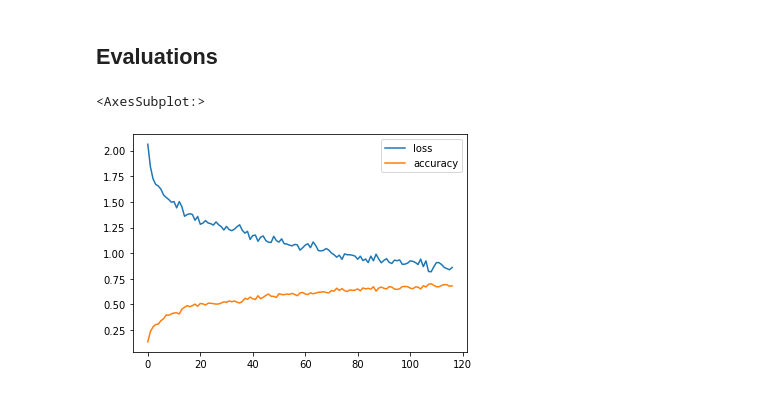
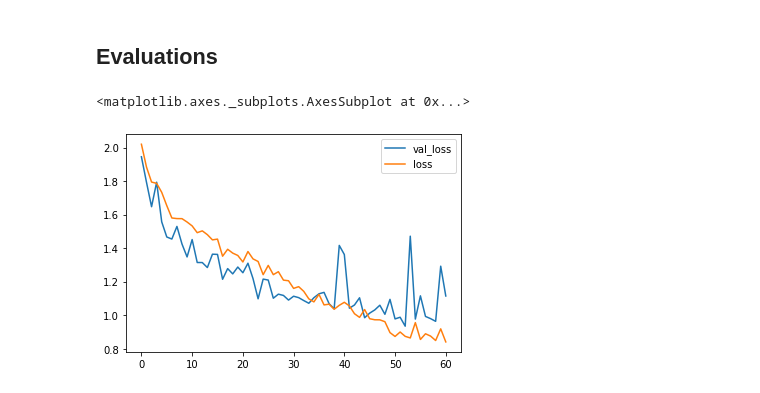
Before and after one commit to alamhanz/just-cake, a Jupyter notebook: notebooks/2-Model_train3_colab.ipynb, the cells around one changed output. Cells and saved outputs as stored; diff of their text form; code cells hidden in the pictures.

Commit message:
Created using Colaboratory -edit

```diff
--- a/notebooks/2-Model_train3_colab.ipynb
+++ b/notebooks/2-Model_train3_colab.ipynb
@@ -100,26 +100,24 @@ LABEL_SIZE = len(label_dict.keys())
 IMAGE_SIZE = 200
 # %%
 just_cake_model = Sequential()
-just_cake_model.add(Conv2D(150, (3, 3), activation ='relu', input_shape=(IMAGE_SIZE, IMAGE_SIZE, 3)))
-just_cake_model.add(Conv2D(150, (3, 3), activation ='relu'))
+just_cake_model.add(Conv2D(180, (3, 3), activation ='relu', input_shape=(IMAGE_SIZE, IMAGE_SIZE, 3)))
 just_cake_model.add(MaxPooling2D(pool_size=(2, 2)))
-just_cake_model.add(Conv2D(125, (3, 3), activation ='relu'))
-just_cake_model.add(Conv2D(125, (3, 3), activation ='relu'))
-just_cake_model.add(Conv2D(125, (3, 3), activation ='relu'))
+just_cake_model.add(Conv2D(180, (3, 3), activation ='relu'))
 just_cake_model.add(MaxPooling2D(pool_size=(2, 2)))
-just_cake_model.add(Conv2D(100, (3, 3), activation ='relu'))
-just_cake_model.add(Conv2D(100, (3, 3), activation ='relu'))
+just_cake_model.add(Dropout(0.2))
+just_cake_model.add(Conv2D(360, (3, 3), activation ='relu'))
+just_cake_model.add(Conv2D(360, (3, 3), activation ='relu'))
 just_cake_model.add(MaxPooling2D(pool_size=(2, 2)))
-just_cake_model.add(Conv2D(100, (3, 3), activation ='relu'))
-just_cake_model.add(Conv2D(100, (3, 3), activation ='relu'))
+just_cake_model.add(Dropout(0.2))
+just_cake_model.add(Conv2D(90, (3, 3), activation ='relu'))
+just_cake_model.add(Conv2D(90, (3, 3), activation ='relu'))
+just_cake_model.add(MaxPooling2D(pool_size=(2, 2)))
+just_cake_model.add(Conv2D(45, (3, 3), activation ='relu'))
 just_cake_model.add(MaxPooling2D(pool_size=(2, 2)))
 
+
 just_cake_model.add(Flatten())  # this converts our 3D feature maps to 1D feature vectors
-just_cake_model.add(Dense(512, activation ='relu'))
 just_cake_model.add(Dense(256, activation ='relu'))
-just_cake_model.add(Dropout(0.2))
-just_cake_model.add(Dense(128, activation ='relu'))
-just_cake_model.add(Dropout(0.2))
 just_cake_model.add(Dense(32, activation ='relu'))
 just_cake_model.add(Dense(LABEL_SIZE,activation ='softmax'))
 # %%
@@ -193,7 +189,7 @@ Found 160 images belonging to 8 classes.
 early_stop = keras.callbacks.EarlyStopping(
         monitor='val_loss',mode='min', patience=8)
 check_p = keras.callbacks.ModelCheckpoint(
-        filepath=PATH_MODEL+'just_cake_model_checkpoint2-overfit2.h5',
+        filepath=PATH_MODEL+'just_cake_model-colab2.h5',
         monitor='val_loss',
         mode='min',
         save_best_only=True)
@@ -228,8 +224,8 @@ Epoch 24/100
 # %%
 df_epoch_hist = pd.DataFrame(epoch_hist.history)
 # %%
-df_epoch_hist[['loss','accuracy']].plot()
+df_epoch_hist[['val_loss','loss']].plot()
 # %% [output]
-<AxesSubplot:>
+<matplotlib.axes._subplots.AxesSubplot at 0x...>
-[figure, old version]
+[figure, new version]
 # %%
```
Also changed, not shown: parts of 9 cells of this notebook.
